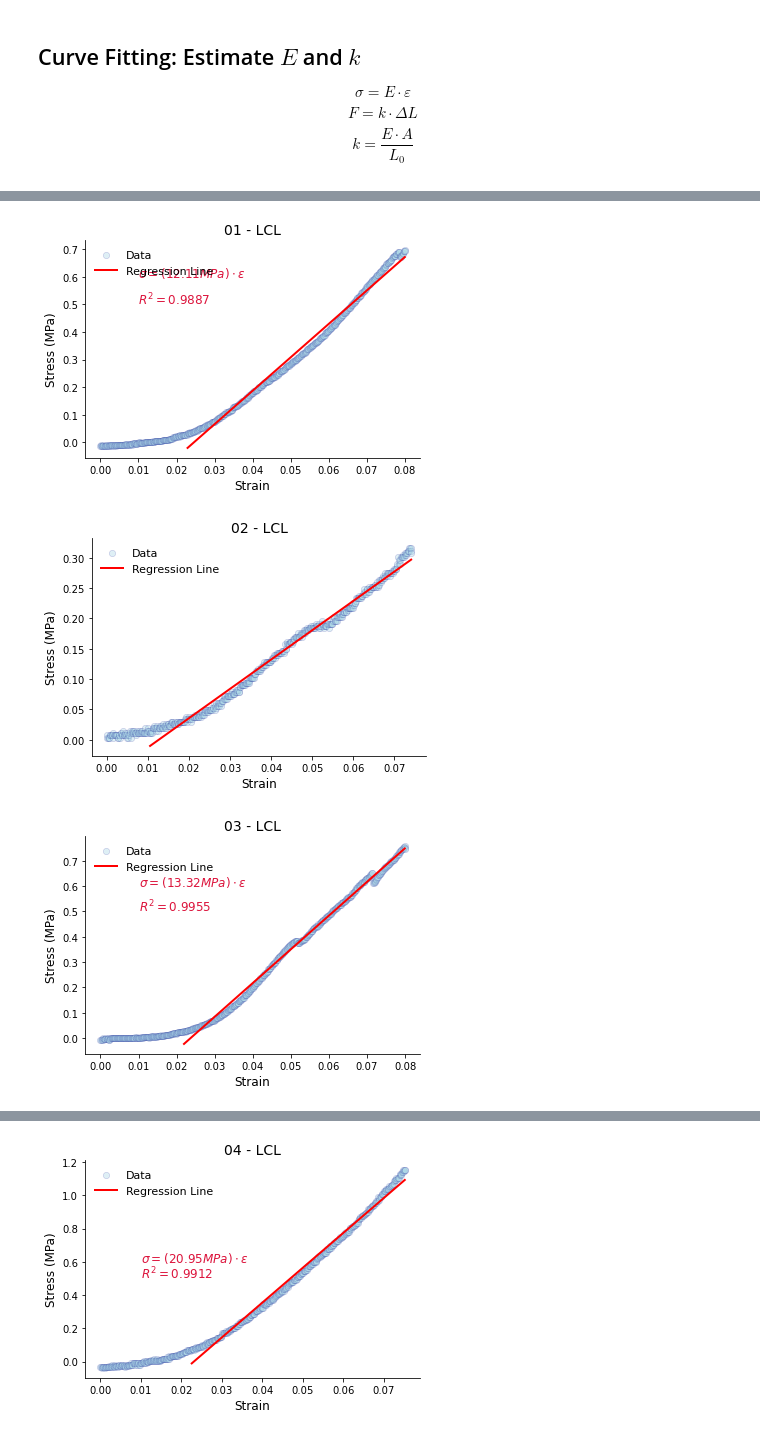
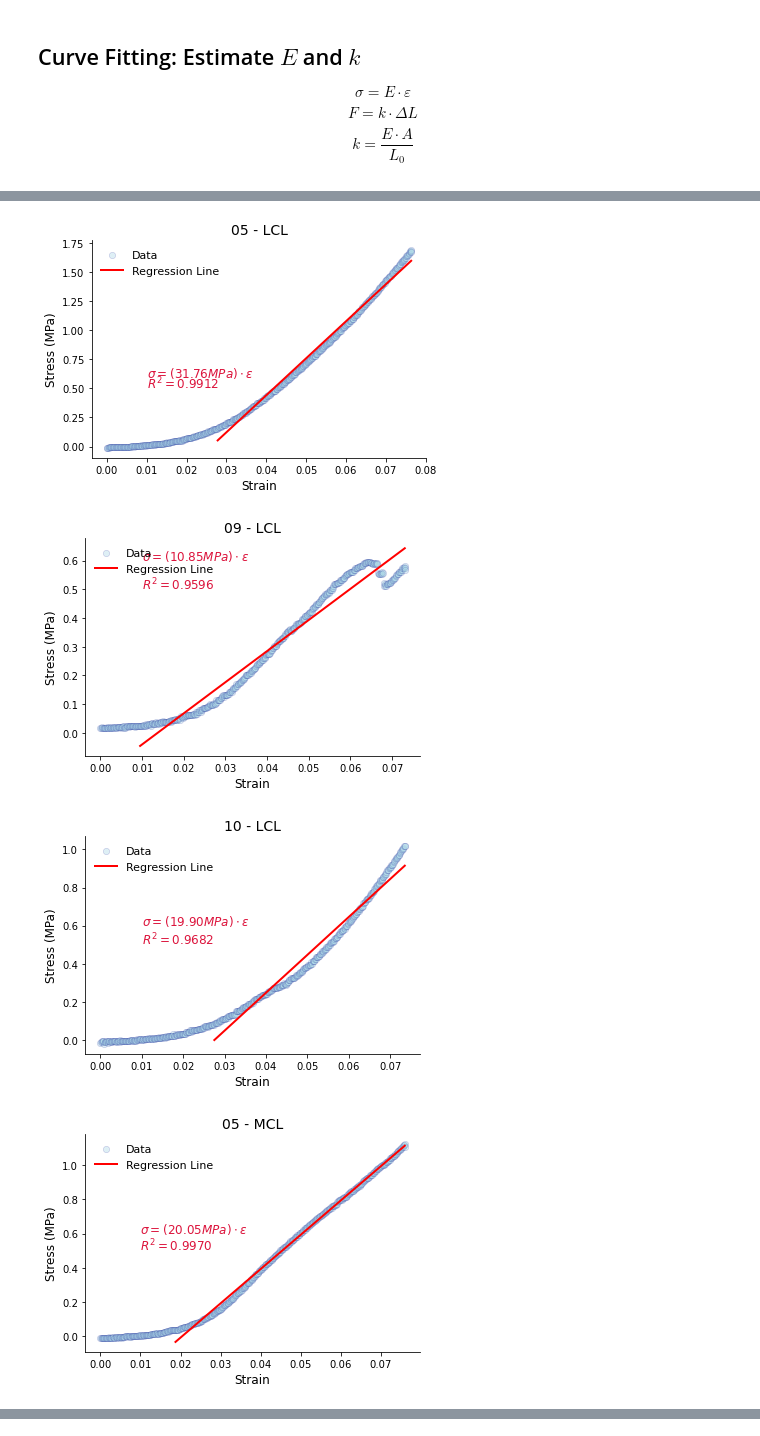
Before and after one commit to Kabilan108/drexel-coursework, a Jupyter notebook: bmes301/lab1/Data Analysis.ipynb, the cells around one changed output, grey strips where cells are left out. Cells and saved outputs as stored; diff of their text form; code cells hidden in the pictures.

```diff
--- a/bmes301/lab1/Data Analysis.ipynb
+++ b/bmes301/lab1/Data Analysis.ipynb
@@ -190,0 +202,11 @@ fig, ax = tools.plot_data(
+# %%
+# Load vs Time
+fig, ax = tools.plot_data(
+    data = data.copy(),
+    xvar='time',
+    yvar='load',
+    xlab='Time (s)',
+    ylab='Load (N)',
+    title='Load-Time (Team 10)',
+    team='10'
+)
@@ -199,0 +222,4 @@ import statsmodels.formula.api as smf
+# %%
+test_data = (data[['tissue', 'team']]
+    .drop_duplicates()
+    .reset_index(drop=True))
@@ -200,20 +235,50 @@ import statsmodels.formula.api as smf
+# %%
+K = (test_data['tissue'] == 'LCL') & (test_data['team'] == '05')
+test_data.loc[K, 'E'] = 1
 # %%
+# Create new dataframe to store results
+test_data = (data[['tissue', 'team']]
+    .drop_duplicates()
+    .reset_index(drop=True))
+
 for tissue in ['LCL', 'MCL']:
     for team in data['team'].unique():
         # Subset data
         I = (data['team'] == team) & (data['tissue'] == tissue)
         _data = data.loc[I].copy()
 
         # Find linear region
         i, _ = tools.get_linear_region(_data)
 
         # Fit linear model
         mdl = smf.ols('stress ~ strain', data=_data[i:]).fit()
 
+        # Compute tissue properties
+        J = (specimen['Group #'] == int(team)) & (specimen['Ligament'] == tissue)
+
+        ## Elastic Modulus = Slope
+        E = mdl.params['strain']  ## MPa
+
+        # Stiffness = Slope * Area / Gauge Length
+        A = (specimen.loc[J, 'Width (mm)'] * specimen.loc[J, 'Thickness (mm)']).values[0]
+        L0 = specimen.loc[J, 'Gauge length (mm)'].values[0]
+        k = E * A / L0  ## N/mm
+
         # Plot
-        fig, ax = tools.plot_regression(_data, mdl, i, f'{team} - {tissue}')
-        plt.show()
+        if team in ['05', '09', '10']:
+            fig, ax = tools.plot_regression(_data, mdl, i, f'{team} - {tissue}')
+            plt.show()
+
+        # Store results
+        K = (test_data['tissue'] == tissue) & (test_data['team'] == team)
+        test_data.loc[K, 'E'] = E
+        test_data.loc[K, 'k'] = k
+
+# Display and save results
+test_data.to_excel(datapath / 'lab1_test_data.xlsx');
+display(test_data)
 # %% [output]
-[figure, old version]
+[figure, new version]
-[figure, old version]
+[figure, new version]
-[figure, old version]
+[figure, new version]
+[figure, new version]
@@ -221 +286,0 @@ R^2 didn't converge after 30% of the data was removed
-[figure, old version]
```
Also changed, not shown: parts of 15 cells of this notebook.
